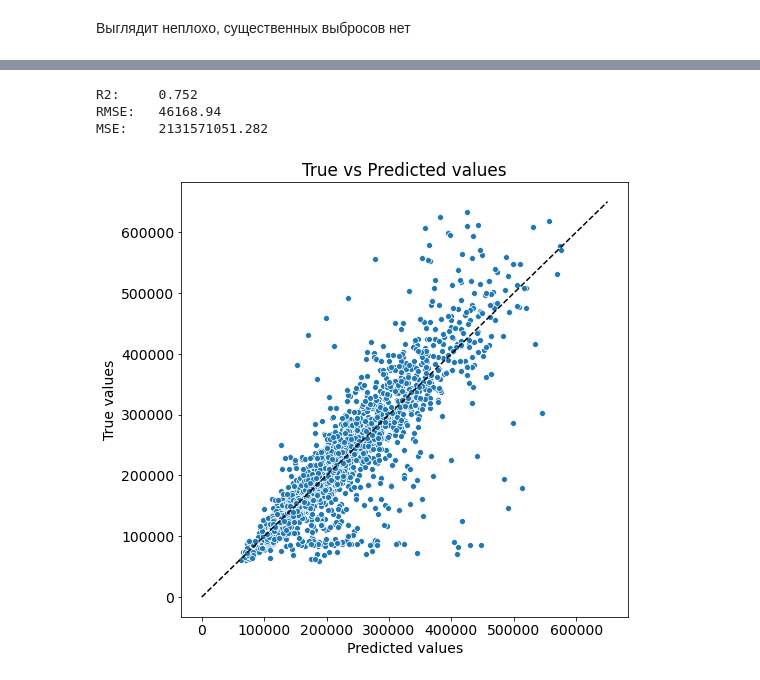
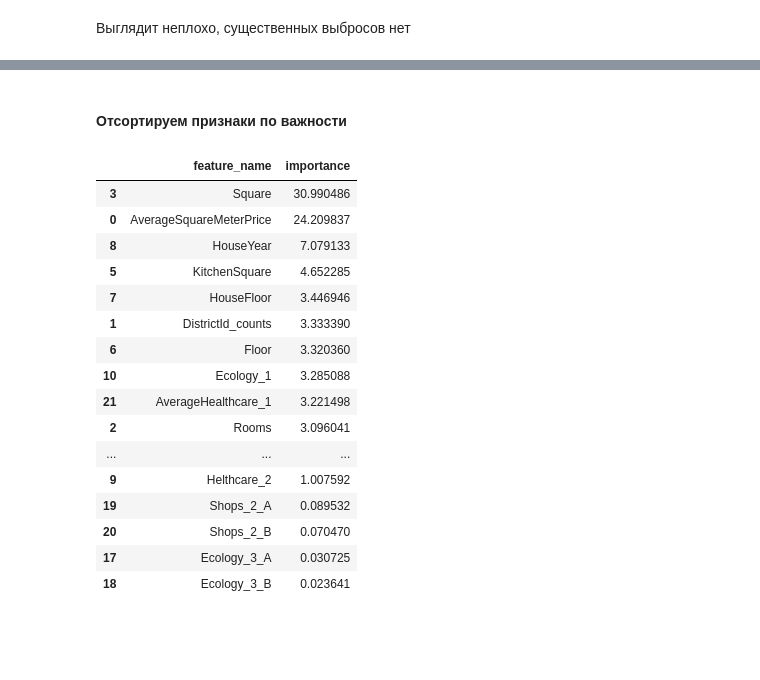
Before and after one commit to albul-k/gb_python_data_science_libs, a Jupyter notebook: course_work.ipynb, the cells around one changed output, grey strips where cells are left out. Saved outputs shown, nothing was run; the diff lists cells and outputs as text; code cells hidden in the pictures; blank space fills up the shorter version.

```diff
--- a/course_work.ipynb
+++ b/course_work.ipynb
@@ -484,8 +451,28 @@ MSE:    673404690.963
-# %%
-y_test_preds = final_model.predict(X_test)
-evaluate_preds(y_test, y_test_preds, save=True)
-# %% [output]
-R2:     0.752
-RMSE:   46168.94
-MSE:    2131571051.282
-[figure, removed]
+# %% [markdown]
+#### Отсортируем признаки по важности
+# %%
+feature_importances = pd.DataFrame(
+    zip(X.columns, final_model.get_feature_importance()),
+    columns=['feature_name', 'importance']
+)
+
+feature_importances.sort_values(by='importance', ascending=False, inplace=True)
+feature_importances.head(20)
+# %% [output]
+|  | feature_name | importance |
+| 3 | Square | 30.990486 |
+| 0 | AverageSquareMeterPrice | 24.209837 |
+| 8 | HouseYear | 7.079133 |
+| 5 | KitchenSquare | 4.652285 |
+| 7 | HouseFloor | 3.446946 |
+| 1 | DistrictId_counts | 3.333390 |
+| 6 | Floor | 3.320360 |
+| 10 | Ecology_1 | 3.285088 |
+| 21 | AverageHealthcare_1 | 3.221498 |
+| 2 | Rooms | 3.096041 |
+| ... | ... | ... |
+| 9 | Helthcare_2 | 1.007592 |
+| 19 | Shops_2_A | 0.089532 |
+| 20 | Shops_2_B | 0.070470 |
+| 17 | Ecology_3_A | 0.030725 |
+| 18 | Ecology_3_B | 0.023641 |
```
Also changed, not shown: parts of 25 cells of this notebook, 42 other files.
